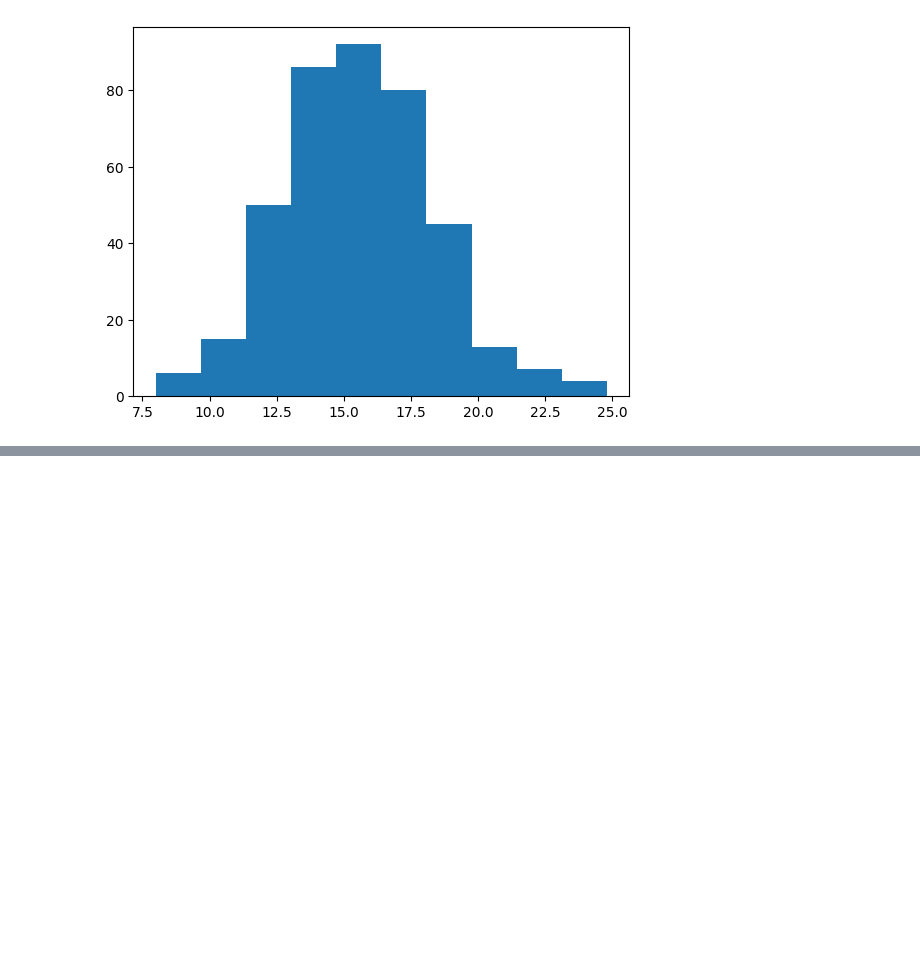
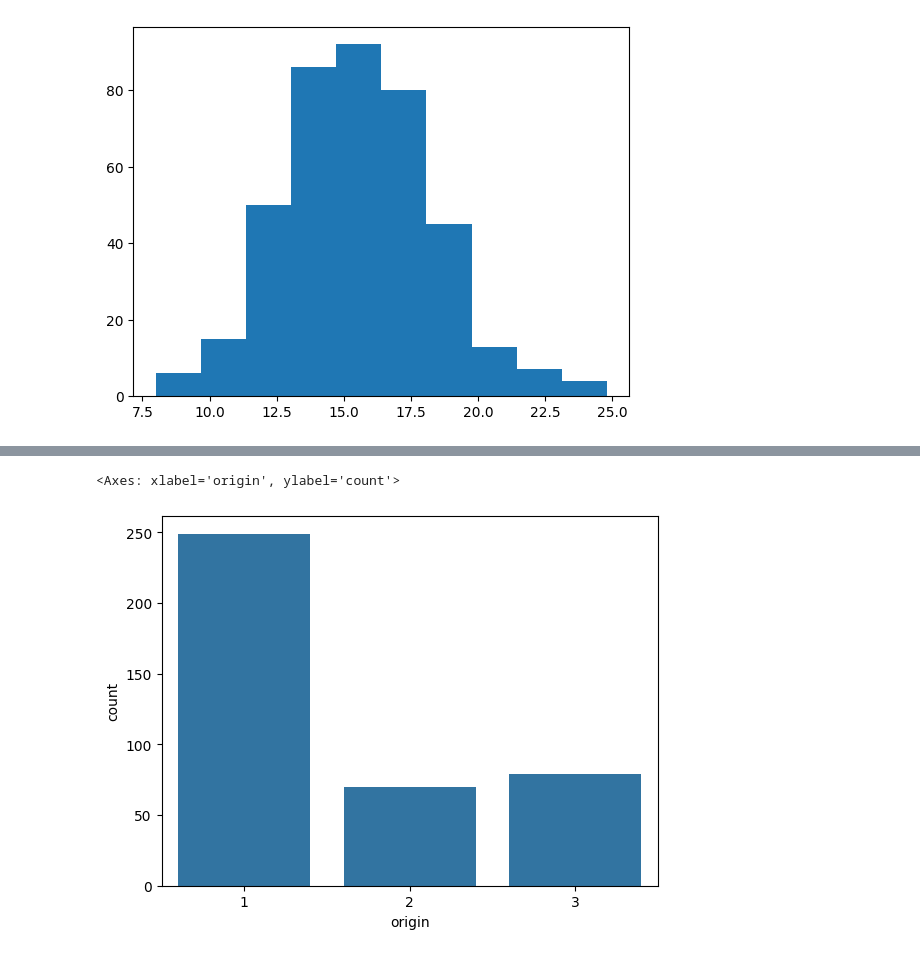
Before and after one commit to web-dev-champ/Auto-mpg, a Jupyter notebook: auto-mpg_EDA.ipynb, the cells around one changed output, grey strips where cells are left out. Saved outputs shown, nothing was run; the diff lists cells and outputs as text; code cells hidden in the pictures; blank space fills up the shorter version.

```diff
--- a/auto-mpg_EDA.ipynb
+++ b/auto-mpg_EDA.ipynb
@@ -118,0 +130,7 @@ plt.hist(data['acceleration'])
+# %%
+data['origin']=pd.Categorical(data['origin'])
+# %%
+sns.countplot(x=data['origin'])
+# %% [output]
+<Axes: xlabel='origin', ylabel='count'>
+[figure, added]
```
Also changed, not shown: parts of 21 cells of this notebook.
